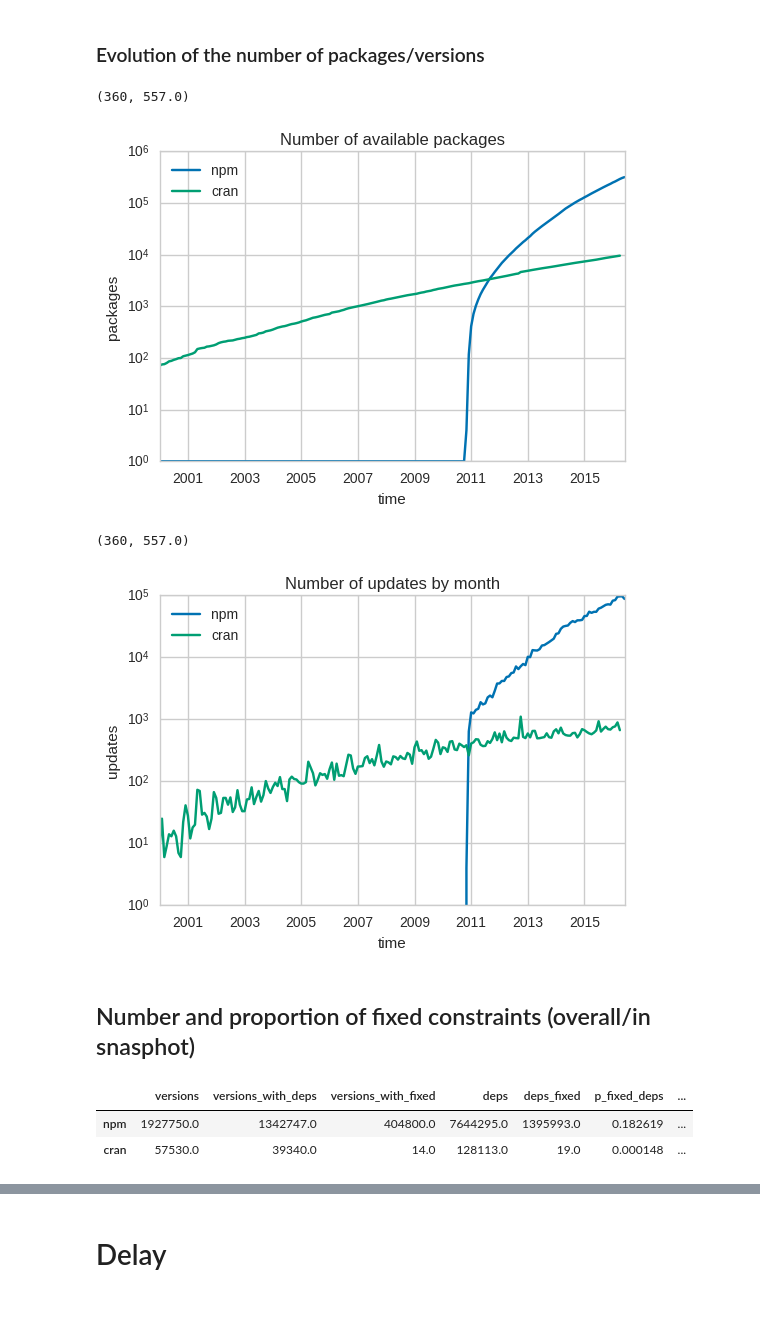
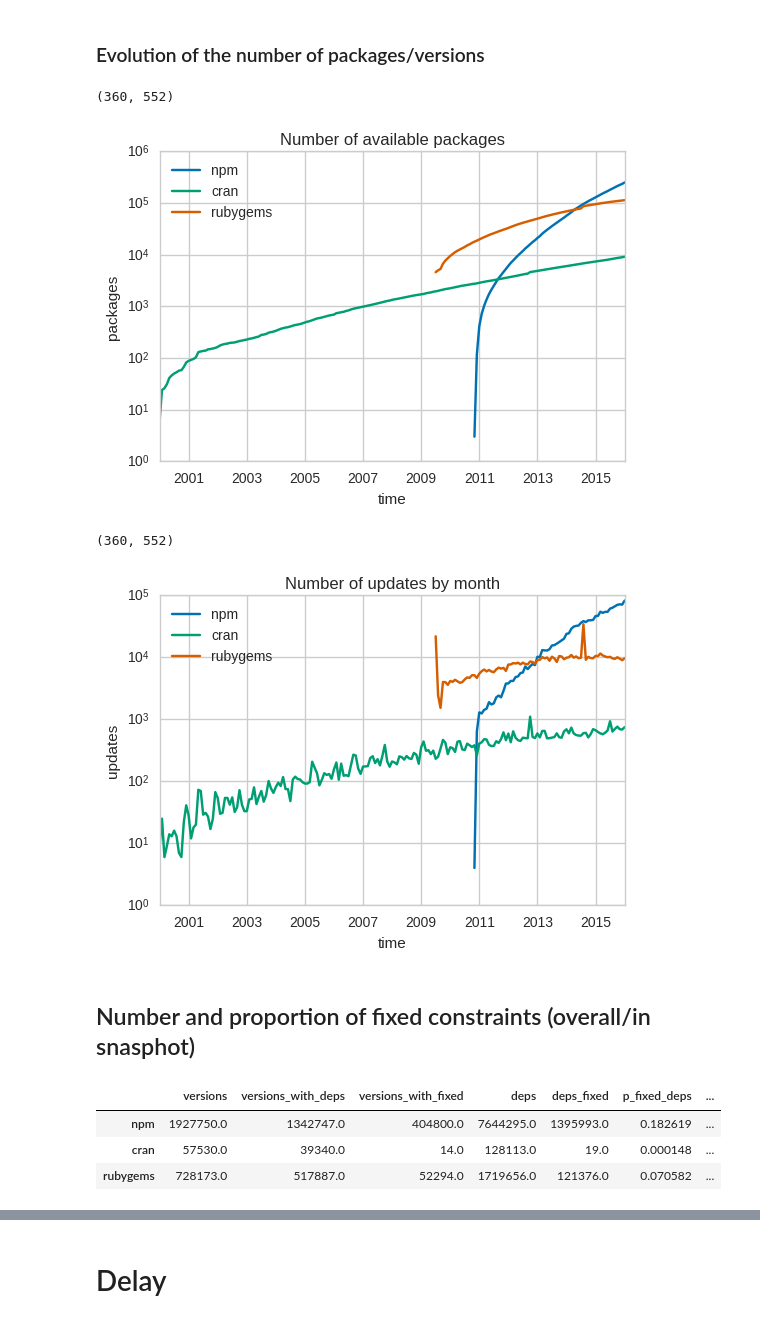
Before and after one commit to maelick/deps-analysis, a Jupyter notebook: notebook/Exploratory.ipynb, the cells around one changed output, grey strips where cells are left out. Drawn from its saved outputs; the diff is of its cells as text; code cells hidden in the pictures.

Commit message:
rubygems

```diff
--- a/notebook/Exploratory.ipynb
+++ b/notebook/Exploratory.ipynb
@@ -11,7 +11,7 @@ import lifelines
 seaborn.set_style('whitegrid')
 seaborn.set_palette('colorblind')
 # %%
-ecosystems = ['npm', 'cran']
+ecosystems = ['npm', 'cran', 'rubygems']
 
 COLORS = {ecos: seaborn.color_palette()[i] for i, ecos in enumerate(ecosystems)}
 FIG_SIZE = (6, 3)
@@ -85,6 +86,7 @@ fig, ax = matplotlib.pyplot.subplots()
 
 for ecos, pkg in df_pkg.items():
     df = (pkg
+          .query('time >= 2000')
           .groupby(level='package')
           [['time']]
           .min()
@@ -101,34 +103,35 @@ for ecos, pkg in df_pkg.items():
 ax.set_title('Number of available packages')
 ax.set_yscale('log')
 ax.set_ylabel('packages')
-ax.set_xlim(left=pandas.to_datetime('2000'))
+ax.set_xlim(left=pandas.to_datetime('2000'), right=pandas.to_datetime('2016'))
 # %% [output]
-(360, 557.0)
+(360, 552)
-[figure, old version]
+[figure, new version]
 # %%
 fig, ax = matplotlib.pyplot.subplots()
 
 for ecos, pkg in df_pkg.items():
     df = (pkg
+          .query('time >= 2000')
           .groupby(level=['package', 'version'])
           [['time']]
           .min()
           .reset_index()
           .set_index('time')
           .resample('1M')
           .count()
           .rename(columns={'version': ecos})
           [[ecos]]
     )
     df.plot(ax=ax, color=COLORS[ecos])
 
 ax.set_title('Number of updates by month')
 ax.set_yscale('log')
 ax.set_ylabel('updates')
-ax.set_xlim(left=pandas.to_datetime('2000'))
+ax.set_xlim(left=pandas.to_datetime('2000'), right=pandas.to_datetime('2016'))
 # %% [output]
-(360, 557.0)
+(360, 552)
-[figure, old version]
+[figure, new version]
 # %% [markdown]
 ## Number and proportion of fixed constraints (overall/in snasphot)
 # %%
@@ -164,6 +167,7 @@ df
 |  | versions | versions_with_deps | versions_with_fixed | deps | deps_fixed | p_fixed_deps | ... |
 | npm | 1927750.0 | 1342747.0 | 404800.0 | 7644295.0 | 1395993.0 | 0.182619 | ... |
 | cran | 57530.0 | 39340.0 | 14.0 | 128113.0 | 19.0 | 0.000148 | ... |
+| rubygems | 728173.0 | 517887.0 | 52294.0 | 1719656.0 | 121376.0 | 0.070582 | ... |
 # %%
 df_snapshot
 # %% [output]
```
Also changed, not shown: parts of 8 cells of this notebook.
